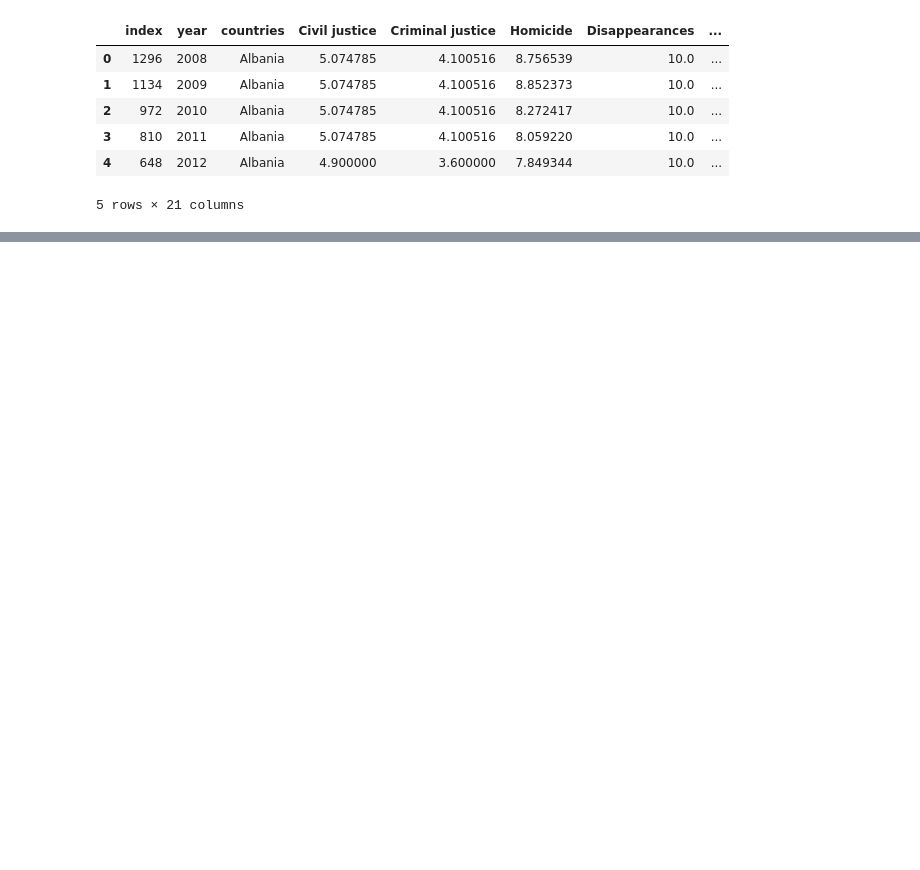
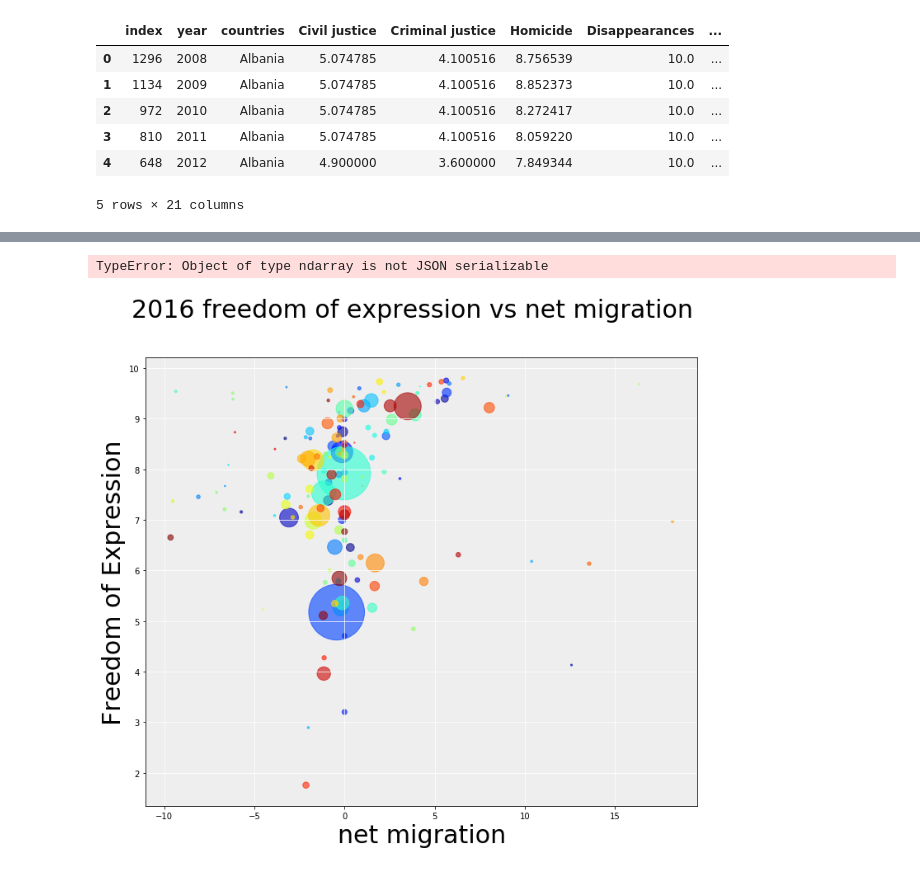
Before and after one commit to Jmaddalena42/ETL_Project, a Jupyter notebook: ETL_Project_Jordan.ipynb, the cells around one changed output, grey strips where cells are left out. Drawn from its saved outputs; the diff is of its cells as text; code cells hidden in the pictures; blank space fills up the shorter version.

```diff
--- a/ETL_Project_Jordan.ipynb
+++ b/ETL_Project_Jordan.ipynb
@@ -122,0 +255,19 @@ engine.table_names()
+# %%
+#plot
+fig, ax = plt.subplots(subplot_kw=dict(facecolor='#EEEEEE'), figsize=(12, 10))
+fig.suptitle('2016 freedom of expression vs net migration', fontsize=30)
+
+scatter = ax.scatter(net_migration,
+                     Freedom_of_Expression,
+                     s = area,
+                     c = df16['country'].astype('category').cat.codes,
+                     alpha=0.6,
+                     cmap=plt.cm.jet)
+
+ax.set_xlabel('net migration', size=30)
+ax.set_ylabel('Freedom of Expression', size=30)
+ax.grid(color='white', linestyle='solid')
+plt.show()
+# %% [output]
+TypeError: Object of type ndarray is not JSON serializable
+[figure, added]
```
Also changed, not shown: parts of 23 cells of this notebook, 1 other file.
